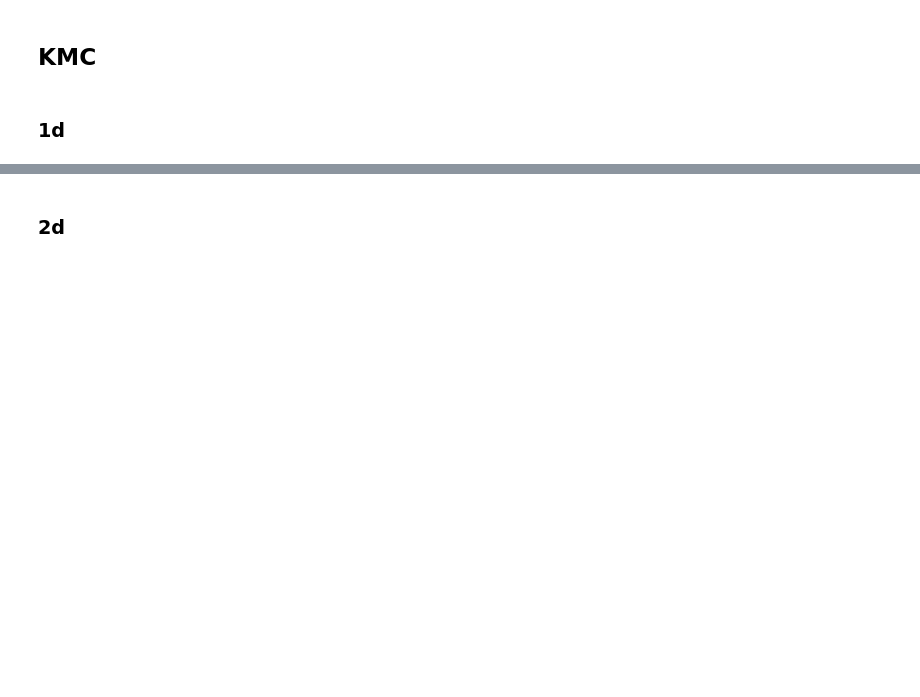
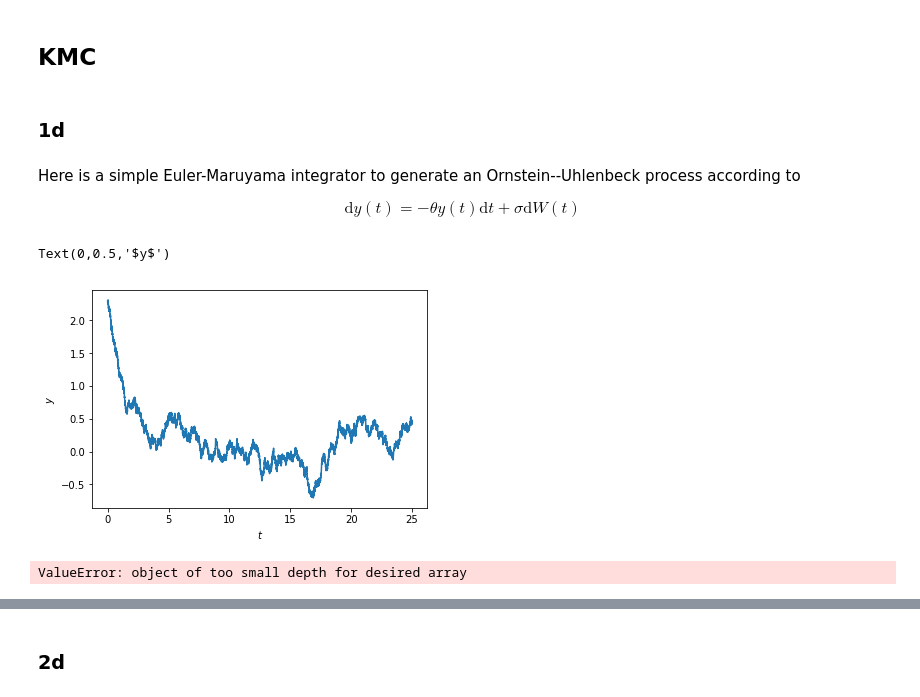
Before and after one commit to LRydin/KramersMoyal, a Jupyter notebook: examples/kmc.ipynb, the cells around one changed output, grey strips where cells are left out. Drawn from its saved outputs; the diff is of its cells as text; code cells hidden in the pictures; blank space fills up the shorter version.

Commit message:
Added the Ornstein-Uhlenbeck process to the examples

```diff
--- a/examples/kmc.ipynb
+++ b/examples/kmc.ipynb
@@ -12,3 +12,33 @@ from kramersmoyal.kernels import epanechnikov, gaussian
 ## KMC
 # %% [markdown]
 ### 1d
+# %% [markdown]
+Here is a simple Euler-Maruyama integrator to generate an Ornstein--Uhlenbeck process according to
+
+$$\mathrm{d}y(t) = -\theta y(t)\mathrm{d}t + \sigma \mathrm{d}W(t) $$
+# %%
+theta=.5                             #Drift
+sigma=.25
+t_start=0
+t_final=25                                   #10^7 = 10000
+delta_t=0.001
+
+time=np.linspace(t_start,t_final,t_final*int(1/delta_t))
+# %%
+# Initialise the array y
+y = np.zeros([time.size])
+#Generate a Wiener process
+dw = np.random.normal(loc=0, scale=np.sqrt(delta_t),size=[time.size,1])
+
+# Give some random initial conditions far from zero
+y[0]=np.random.normal(size=1)/100 + 2.3
+
+# Integrate the process
+for i in range(1,time.size):
+    y[i] = y[i-1] - theta*y[i-1]*delta_t + sigma*dw[i]
+# %%
+plt.plot(time,y)
+plt.xlabel('$t$'); plt.ylabel('$y$')
+# %% [output]
+Text(0,0.5,'$y$')
+[figure, added]
@@ -15,14 +47,16 @@ from kramersmoyal.kernels import epanechnikov, gaussian
 # %%
-# timeseries = np.random.normal(loc=0.0, scale=1,size=[10_000_00,1])
-timeseries = 5 * (np.random.rand(10_000_000, 1) - 0.5)
+#timeseries = np.random.normal(loc=0.0, scale=1,size=[10_000_00,1])
+# timeseries = 5 * (np.random.rand(1_000_000, 1) - 0.5)
 
 bins = np.array([200])
 
-powers = np.array([[0]])
-# powers = np.array([[0,1,0,1,2,0,2,4,0,4,6,0,6,8,0]])
+# powers = np.array([[0]])
+powers = np.array([[0,1,2,3,4,5,6]])
 
 kmc, edges = kmc_kernel_estimator(
-    timeseries, kernel=epanechnikov, bw=0.3, bins=bins, powers=powers)
+    timeseries, kernel=epanechnikov, bw=.1, bins=bins, powers=powers)
+# %% [output]
+ValueError: object of too small depth for desired array
 # %%
 %matplotlib inline
 # %%
```
Also changed, not shown: parts of 7 cells of this notebook.
